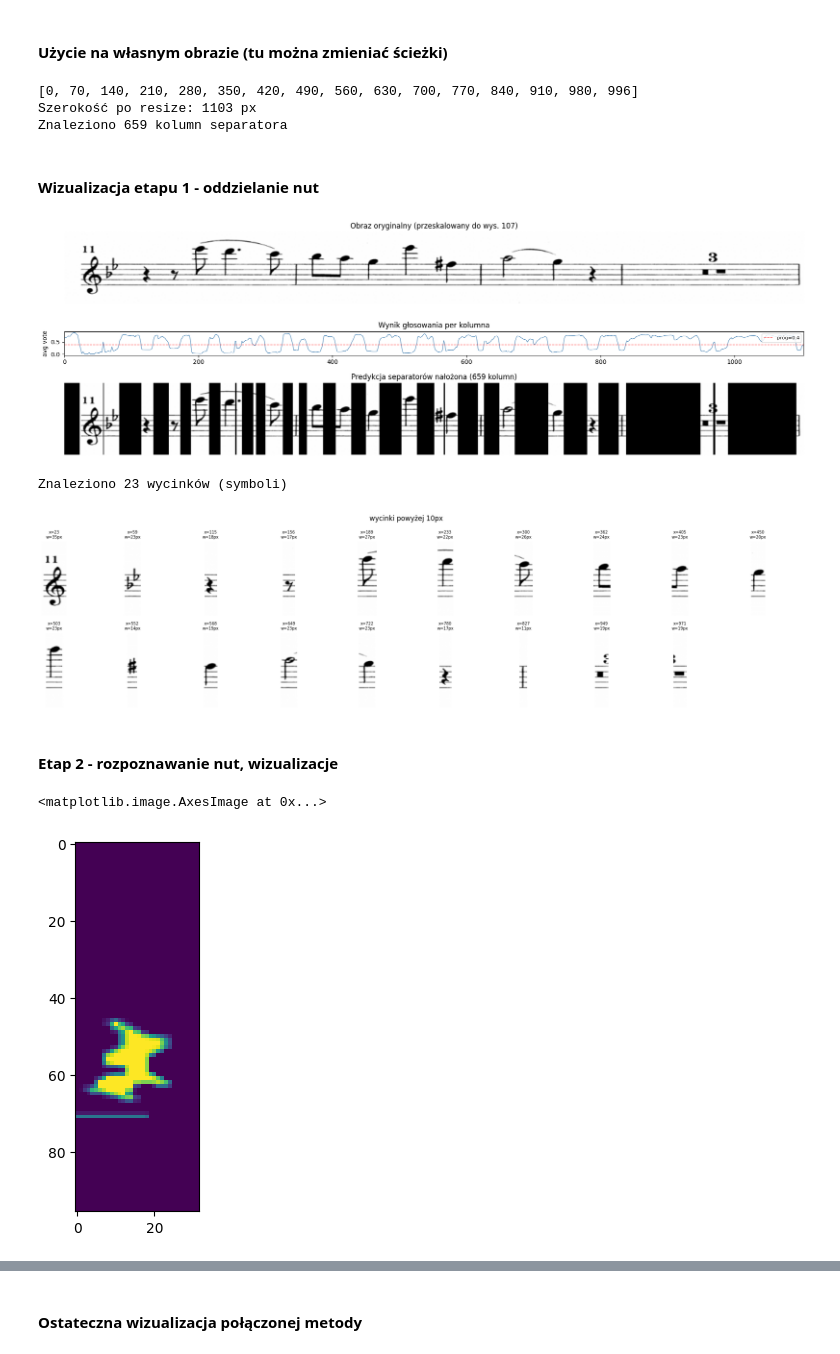
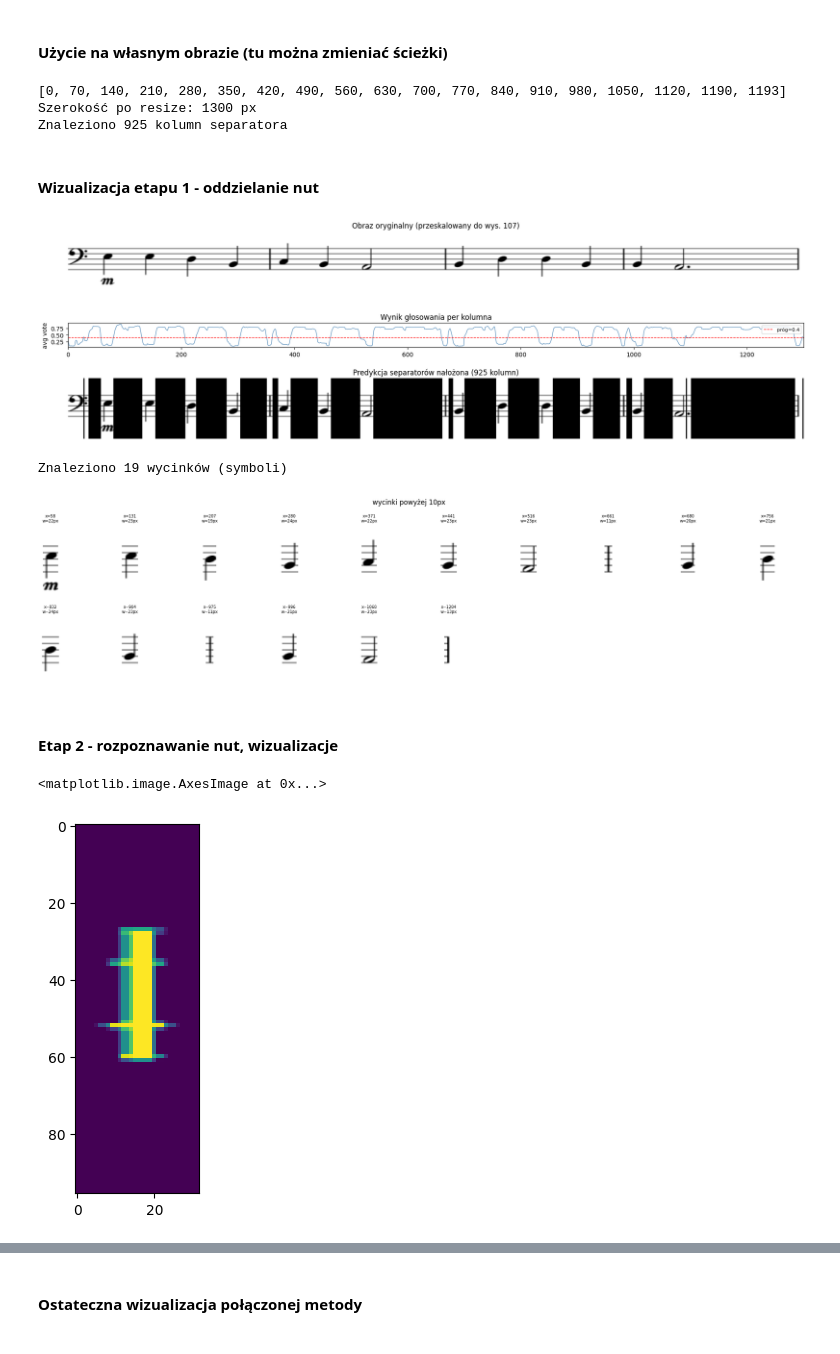
Before and after one commit to MateuszBielowka/OMR-classic-vs-deep-comparison, a Jupyter notebook: deep_learning_recognition/joined-networks.ipynb, the cells around one changed output, grey strips where cells are left out. Saved outputs shown, nothing was run; the diff lists cells and outputs as text; code cells hidden in the pictures.

```diff
--- a/deep_learning_recognition/joined-networks.ipynb
+++ b/deep_learning_recognition/joined-networks.ipynb
@@ -280,7 +281,7 @@ def predict_separator_columns(image_gray, model, device,
 #### Użycie na własnym obrazie (tu można zmieniać ścieżki)
 # %%
 import matplotlib.pyplot as plt
-image_path = "../data/images_pre_gt/20260409194801.png"
+image_path = "../data/images_pre_gt/134150.png"
 img = cv2.imread(image_path, cv2.IMREAD_GRAYSCALE)
 
 ratio_param = 0.4;
@@ -328,9 +329,9 @@ separator_cols, avg_votes, img_r = predict_full_image(img, model, device)
 print(f"Szerokość po resize: {img_r.shape[1]} px")
 print(f"Znaleziono {separator_cols.sum()} kolumn separatora")
 # %% [output]
-[0, 70, 140, 210, 280, 350, 420, 490, 560, 630, 700, 770, 840, 910, 980, 996]
-Szerokość po resize: 1103 px
-Znaleziono 659 kolumn separatora
+[0, 70, 140, 210, 280, 350, 420, 490, 560, 630, 700, 770, 840, 910, 980, 1050, 1120, 1190, 1193]
+Szerokość po resize: 1300 px
+Znaleziono 925 kolumn separatora
 # %% [markdown]
 #### Wizualizacja etapu 1 - oddzielanie nut
 # %%
@@ -358,7 +359,7 @@ axes[2].axis('off')
 plt.tight_layout()
 plt.show()
 # %% [output]
-[figure, old version]
+[figure, new version]
 # %%
 separator_indices = np.where(separator_cols)[0]
 
@@ -394,15 +395,15 @@ plt.suptitle("wycinki powyżej 10px", fontsize=12)
 plt.tight_layout()
 plt.show()
 # %% [output]
-Znaleziono 23 wycinków (symboli)
+Znaleziono 19 wycinków (symboli)
-[figure, old version]
+[figure, new version]
 # %% [markdown]
 #### Etap 2 - rozpoznawanie nut, wizualizacje
 # %%
-plt.imshow(preprocess(segments_sorted[15][0])[1])
+plt.imshow(preprocess(segments_sorted[7][0])[1])
 # %% [output]
 <matplotlib.image.AxesImage at 0x...>
-[figure, old version]
+[figure, new version]
 # %%
 def predict(img):
     t = preprocess(img)
```
Also changed, not shown: parts of 3 cells of this notebook, 16 other files.
